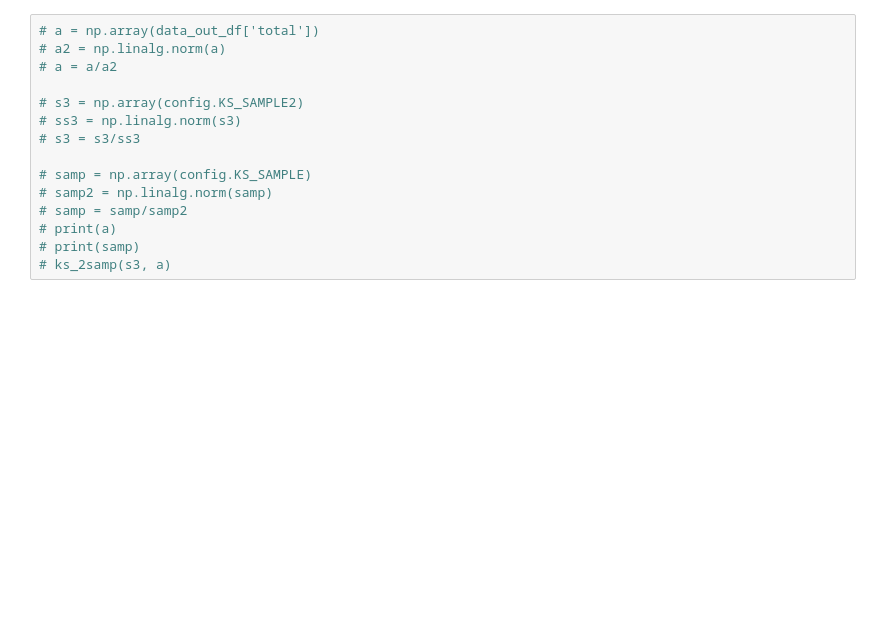
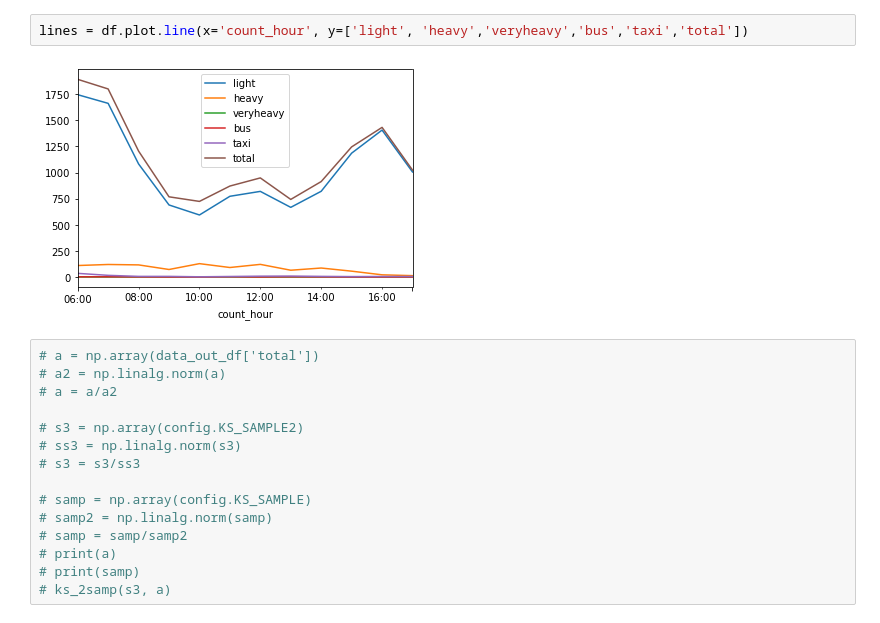
Before and after one commit to brandtosaurus/traffic_manual_count_ETL, a Jupyter notebook: test.ipynb, the cells around one changed output. Saved outputs shown, nothing was run; the diff lists cells and outputs as text; blank space fills up the shorter version.

```diff
--- a/test.ipynb
+++ b/test.ipynb
@@ -106,3 +52,7 @@ ValueError: The truth value of a Series is ambiguous. Use a.empty, a.bool(), a.i
+# %%
+lines = df.plot.line(x='count_hour', y=['light', 'heavy','veryheavy','bus','taxi','total'])
+# %% [output]
+[figure, added]
 # %%
 # a = np.array(data_out_df['total'])
 # a2 = np.linalg.norm(a)
```
Also changed, not shown: parts of 11 cells of this notebook, 3 other files.
